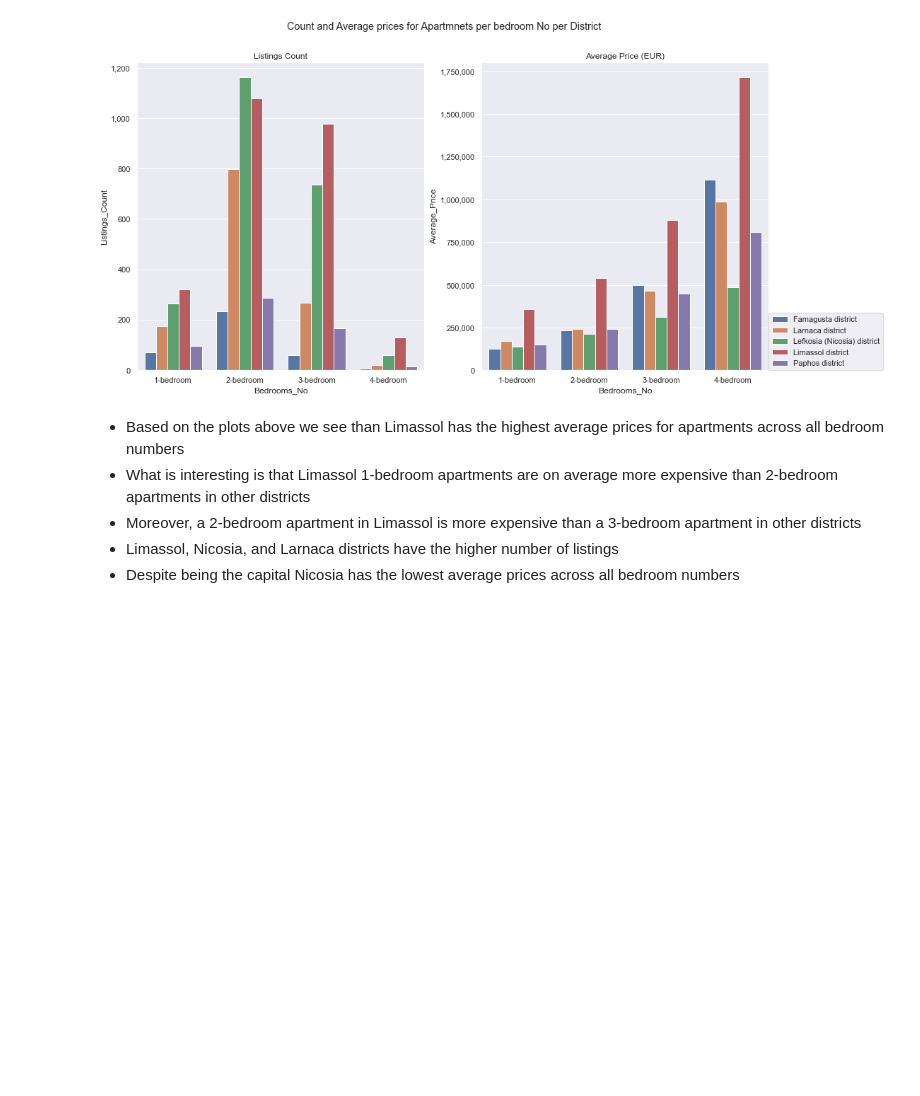
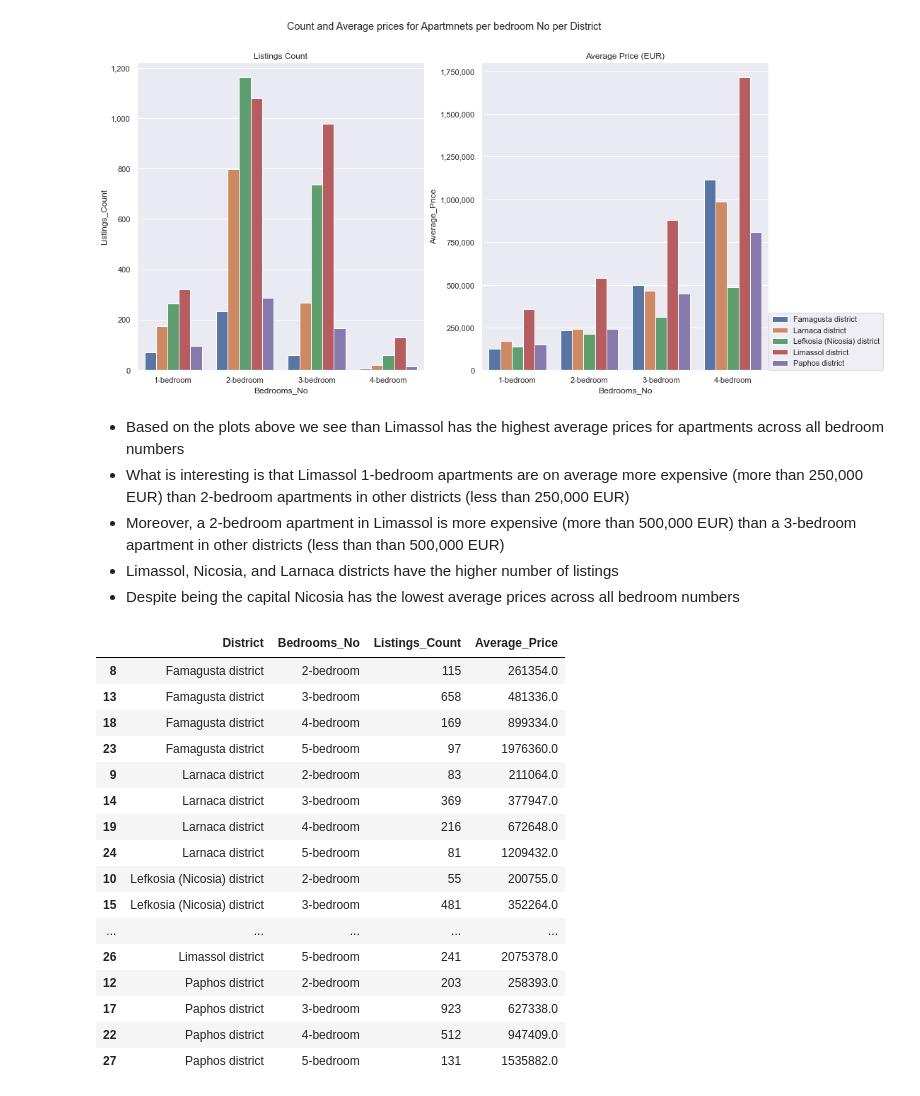
Before and after one commit to spyrou-andre/Data-Analyst-Portfolio, a Jupyter notebook: Housing-Prices/Jupyter_Notebook_Code.ipynb, the cells around one changed output. Drawn from its saved outputs; the diff is of its cells as text; code cells hidden in the pictures; blank space fills up the shorter version.

```diff
--- a/Housing-Prices/Jupyter_Notebook_Code.ipynb
+++ b/Housing-Prices/Jupyter_Notebook_Code.ipynb
@@ -492,10 +513,32 @@ plt.legend(bbox_to_anchor=(1, 0), loc='lower left', borderaxespad=0.)
 [figure]
 # %% [markdown]
 - Based on the plots above we see than Limassol has the highest average prices for apartments across all bedroom numbers
-- What is interesting is that Limassol 1-bedroom apartments are on average more expensive than 2-bedroom apartments in other districts
-- Moreover, a 2-bedroom apartment in Limassol is more expensive than a 3-bedroom apartment in other districts
+- What is interesting is that Limassol 1-bedroom apartments are on average more expensive (more than 250,000 EUR) than 2-bedroom apartments in other districts (less than 250,000 EUR)
+- Moreover, a 2-bedroom apartment in Limassol is more expensive (more than 500,000 EUR) than a 3-bedroom apartment in other districts (less than than 500,000 EUR)
 - Limassol, Nicosia, and Larnaca districts have the higher number of listings
 - Despite being the capital Nicosia has the lowest average prices across all bedroom numbers
-# %% [markdown]
-#
+# %%
+#Houses
+
+#Creating a dataset that is based for 2-5 bedrooms
+Two_To_Six_Beds_H = District_Listings_H.loc[(District_Listings_H.Bedrooms_No == '2-bedroom') | (District_Listings_H.Bedrooms_No == '3-bedroom') | (District_Listings_H.Bedrooms_No == '4-bedroom') | (District_Listings_H.Bedrooms_No == '5-bedroom')].sort_values(["Bedrooms_No"],ascending=[True])
+Two_To_Six_Beds_H.sort_values(["District",'Bedrooms_No'],ascending=[True,True])
+# %% [output]
+|  | District | Bedrooms_No | Listings_Count | Average_Price |
+| 8 | Famagusta district | 2-bedroom | 115 | 261354.0 |
+| 13 | Famagusta district | 3-bedroom | 658 | 481336.0 |
+| 18 | Famagusta district | 4-bedroom | 169 | 899334.0 |
+| 23 | Famagusta district | 5-bedroom | 97 | 1976360.0 |
+| 9 | Larnaca district | 2-bedroom | 83 | 211064.0 |
+| 14 | Larnaca district | 3-bedroom | 369 | 377947.0 |
+| 19 | Larnaca district | 4-bedroom | 216 | 672648.0 |
+| 24 | Larnaca district | 5-bedroom | 81 | 1209432.0 |
+| 10 | Lefkosia (Nicosia) district | 2-bedroom | 55 | 200755.0 |
+| 15 | Lefkosia (Nicosia) district | 3-bedroom | 481 | 352264.0 |
+| ... | ... | ... | ... | ... |
+| 26 | Limassol district | 5-bedroom | 241 | 2075378.0 |
+| 12 | Paphos district | 2-bedroom | 203 | 258393.0 |
+| 17 | Paphos district | 3-bedroom | 923 | 627338.0 |
+| 22 | Paphos district | 4-bedroom | 512 | 947409.0 |
+| 27 | Paphos district | 5-bedroom | 131 | 1535882.0 |
 # %%
```
Also changed, not shown: parts of 14 cells of this notebook.
